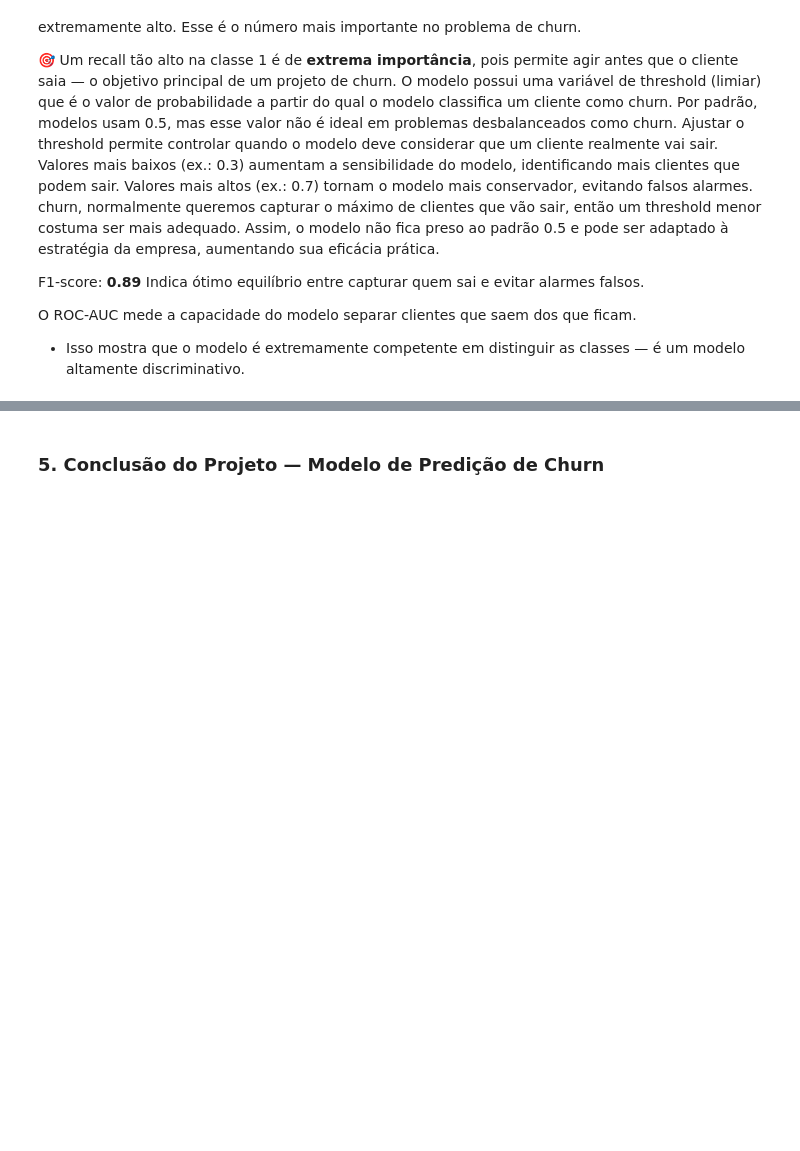
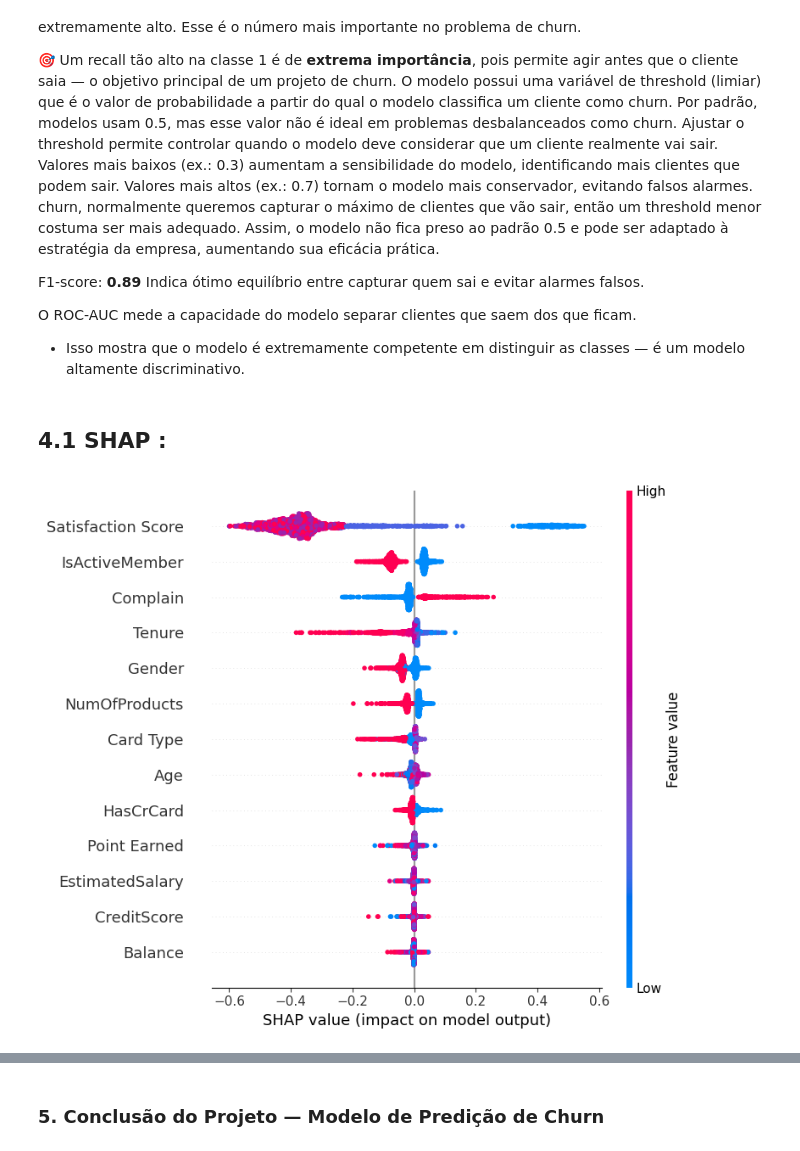
Before and after one commit to LucasDS9/Customer-churn-project-, a Jupyter notebook: notebook/Customer_churn.ipynb, the cells around one changed output, grey strips where cells are left out. Drawn from its saved outputs; the diff is of its cells as text; code cells hidden in the pictures; blank space fills up the shorter version.

```diff
--- a/notebook/Customer_churn.ipynb
+++ b/notebook/Customer_churn.ipynb
@@ -574,3 +574,12 @@ Indica ótimo equilíbrio entre capturar quem sai e evitar alarmes falsos.
 
 O ROC-AUC mede a capacidade do modelo separar clientes que saem dos que ficam.
 - Isso mostra que o modelo é extremamente competente em distinguir as classes — é um modelo altamente discriminativo.
+# %% [markdown]
+## 4.1 SHAP :
+# %%
+import shap
+explainer = shap.TreeExplainer(model)
+shap_values = explainer.shap_values(X_test)
+shap.summary_plot(shap_values[:, :, 1], X_test)
+# %% [output]
+[figure, added]
```
Also changed, not shown: parts of 7 cells of this notebook, 11 other files.
